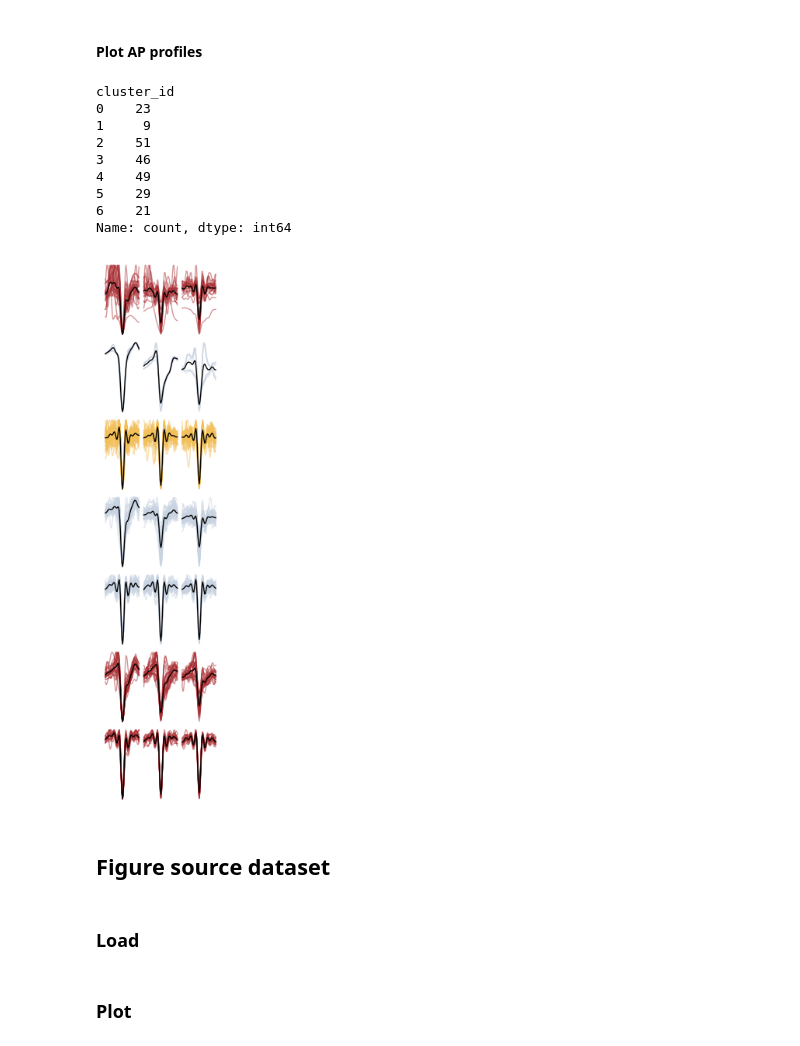
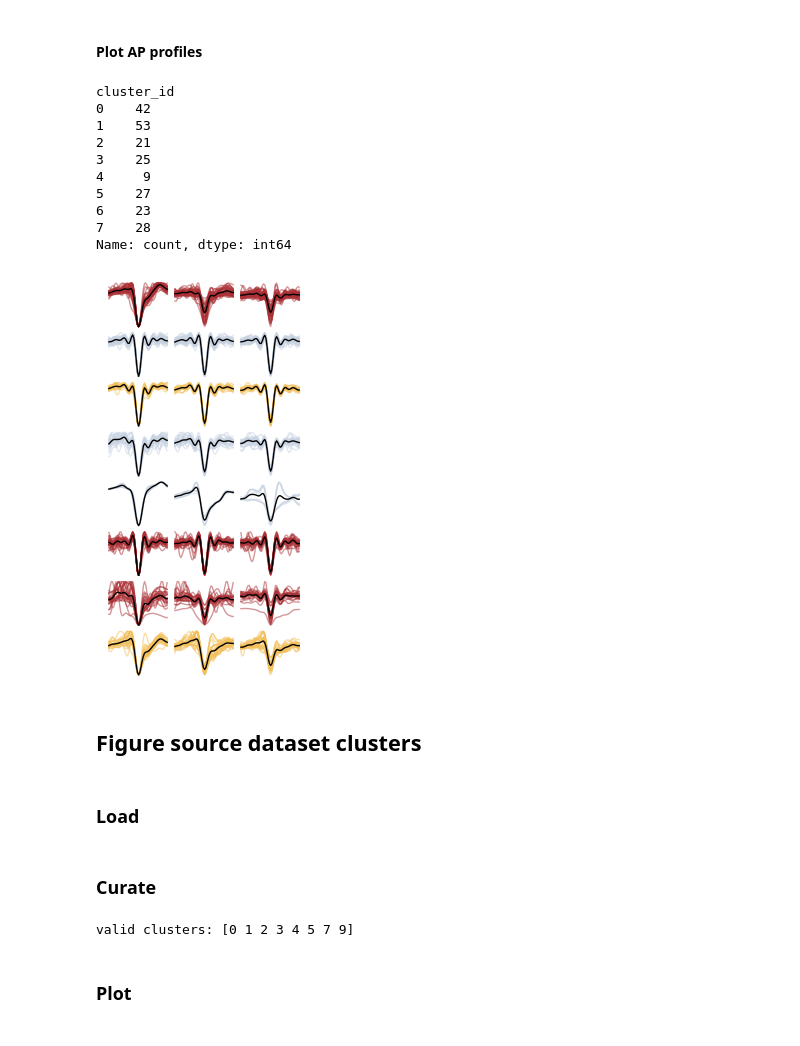
Before and after one commit to steevelaquitaine/spikebias, a Jupyter notebook: notebooks/2_results_editorial_requests/fig3h.ipynb, the cells around one changed output. Drawn from its saved outputs; the diff is of its cells as text; code cells hidden in the pictures.

Commit message:
add source data fig3h waveforms and notebooks

```diff
--- a/notebooks/2_results_editorial_requests/fig3h.ipynb
+++ b/notebooks/2_results_editorial_requests/fig3h.ipynb
@@ -766,7 +769,7 @@ Wall time: 8.16 ms
 %%time
 
 # set parameters
-RAND_STATE = 33
+RAND_STATE = 14
 best_resolution_ns_2d = np.array([0.9])
 
 # compute
@@ -775,6 +778,6 @@ normalized_multisite_ns, umap_df_multisite_ns, profiles_multisite_ns, modularity
 # plot
 fig, ax = plt.subplots(1, figsize=(2.2, 2.2))
 n_profiles = profiles_multisite_ns[-1] + 1
-ax = plot_embedding(ax, umap_df_multisite_ns, profiles_multisite_ns, colors)
+ax = plot_embedding(ax, umap_df_multisite_ns, profiles_multisite_ns, clusters_color_map)
 ax.axis("off")
 # %% [output]
@@ -789,6 +792,7 @@ Wall time: 3.79 s
 # %% [markdown]
 #### Plot AP profiles
 # %%
+# colors AP profiles
 red = np.array([97, 26, 31, 100]) / 255
 each_red = np.array([170, 48, 53, 100]) / 255
 blue = np.array([41, 48, 115, 100]) / 255
@@ -800,8 +804,6 @@ each_purple = np.array([187, 142, 157, 100]) / 255
 gold = [0.9, 0.7, 0.3]
 each_gold = [0.95, 0.75, 0.35]
 
-# colors = [red, blue2, red, blue, blue, gold, blue]
-# each_colors = [each_red, each_blue2, each_red, each_blue, each_blue2, each_gold, each_blue2]
 colors = [red, blue2, gold, blue2, blue2, red, red, gold, gold, gold]
 each_colors = [
     each_red,
@@ -818,7 +820,7 @@ each_colors = [
 
 
 # setup plot of clusters
-fig, axes = plt.subplots(n_profiles, 3, figsize=(1.5, 7))
+fig, axes = plt.subplots(n_profiles, 3, figsize=(2, 4))
 
 # nearest site
 ax = plot_profiles(
@@ -868,43 +870,45 @@ for cluster_id in profiles_multisite_ns:
 
 # 3rd nearest site
 ax = plot_profiles(
     axes[:, 2],
     normalized_multisite_ns[:, 100:150],
     umap_df_multisite_ns,
     profiles_multisite_ns,
     each_colors,
     is_title=False,
     is_ylabel=False,
 )
 for cluster_id in profiles_multisite_ns:
     ax[cluster_id].plot(
         np.nanmean(
             normalized_multisite_ns[
                 umap_df_multisite_ns["cluster_id"] == cluster_id, 100:150
             ],
             axis=0,
         ),
         color="k",
         linewidth=1,
     )
     ax[cluster_id].axis("off")
 
 fig.tight_layout(pad=0.1)
 
+# report
 umap_df_multisite_ns.value_counts("cluster_id", sort=False)
 # %% [output]
 cluster_id
-0    23
-1     9
-2    51
-3    46
-4    49
-5    29
-6    21
+0    42
+1    53
+2    21
+3    25
+4     9
+5    27
+6    23
+7    28
 Name: count, dtype: int64
-[figure, old version]
+[figure, new version]
 # %% [markdown]
-## Figure source dataset
+## Figure source dataset clusters
 # %% [markdown]
 ### Load
 # %%
@@ -912,3 +917,27 @@ df = pd.read_excel("figures/8_source_data/fig3h/fig3h.xlsx")
+# %% [markdown]
+### Curate
+# %%
+# curate clusters (more than 5 instances)
+counts = df["cluster_id"].value_counts()
+valid_clusters = counts[counts > 5].index
+df = df[df["cluster_id"].isin(valid_clusters)]
+print("valid clusters:", df.cluster_id.unique())
+
+# get unique cluster ids in sorted order
+unique_ids = sorted(df["cluster_id"].unique())
+
+# create mapping from old to new sequential ids
+id_mapping = {old: new for new, old in enumerate(unique_ids)}
+
+# update profile ids
+df["cluster_id"] = df["cluster_id"].map(id_mapping)
+
+# update color mapping
+clean_clusters_color_map = {
+    ix: clusters_color_map[unique_ids[ix]] for ix in range(len(unique_ids))
+}
+# %% [output]
+valid clusters: [0 1 2 3 4 5 7 9]
 # %% [markdown]
 ### Plot
 # %%
```
Also changed, not shown: parts of 14 cells of this notebook, 5 other files.
